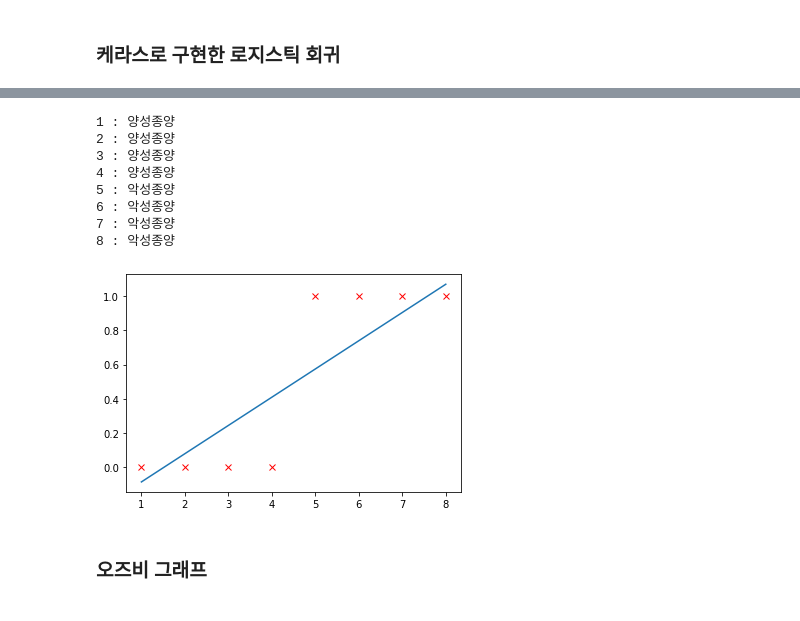
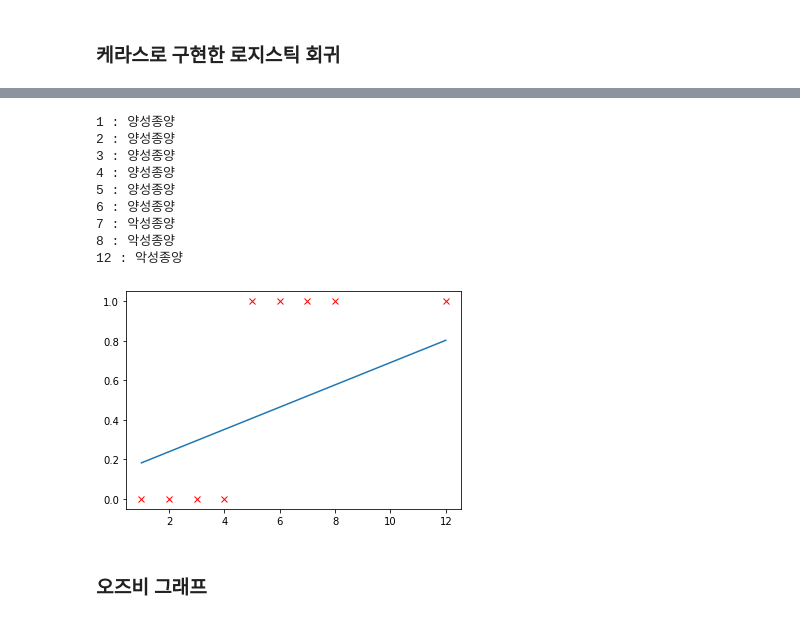
Before and after one commit to imguru-mooc/AI_intermediate, a Jupyter notebook: 02.ipynb, the cells around one changed output, grey strips where cells are left out. Drawn from its saved outputs; the diff is of its cells as text; code cells hidden in the pictures.

```diff
--- a/02.ipynb
+++ b/02.ipynb
@@ -69,40 +95,41 @@ class Neuron:
                 err = y_hat - y_i      # 오차 계산
                 w_grad, b_grad = self.backprop(x_i, err)  # 역방향 계산
                 self.w -= 0.01*w_grad          # 가중치 업데이트
                 self.b -= 0.01*b_grad          # 절편 업데이트
 
-x = np.array([1,2,3,4,5,6,7,8])
-y = np.array([0,0,0,0,1,1,1,1])
-# x = np.array([1,2,3,4,5,6,7,8,12])
-# y = np.array([0,0,0,0,1,1,1,1,1])
+# x = np.array([1,2,3,4,5,6,7,8])
+# y = np.array([0,0,0,0,1,1,1,1])
+x = np.array([1,2,3,4,5,6,7,8,12])
+y = np.array([0,0,0,0,1,1,1,1,1])
 
 neuron = Neuron()
 neuron.fit(x, y)
 
 for xi, yi in zip(x,y):
     plt.plot(xi,yi,"rx")
 
 y_temp = []
 for x_i in x:
     y_hat = neuron.forpass(x_i)
     if( y_hat >= 0.5 ):
         print("%d : 악성종양"%x_i)
     else:
         print("%d : 양성종양"%x_i)
     y_temp.append(y_hat)
 
 plt.plot(x,y_temp)
 plt.show()
 # %% [output]
 1 : 양성종양
 2 : 양성종양
 3 : 양성종양
 4 : 양성종양
-5 : 악성종양
-6 : 악성종양
+5 : 양성종양
+6 : 양성종양
 7 : 악성종양
 8 : 악성종양
+12 : 악성종양
-[figure, old version]
+[figure, new version]
 # %% [markdown]
 ### 오즈비 그래프
 # %%
```
Also changed, not shown: parts of 23 cells of this notebook, 4 other files.
